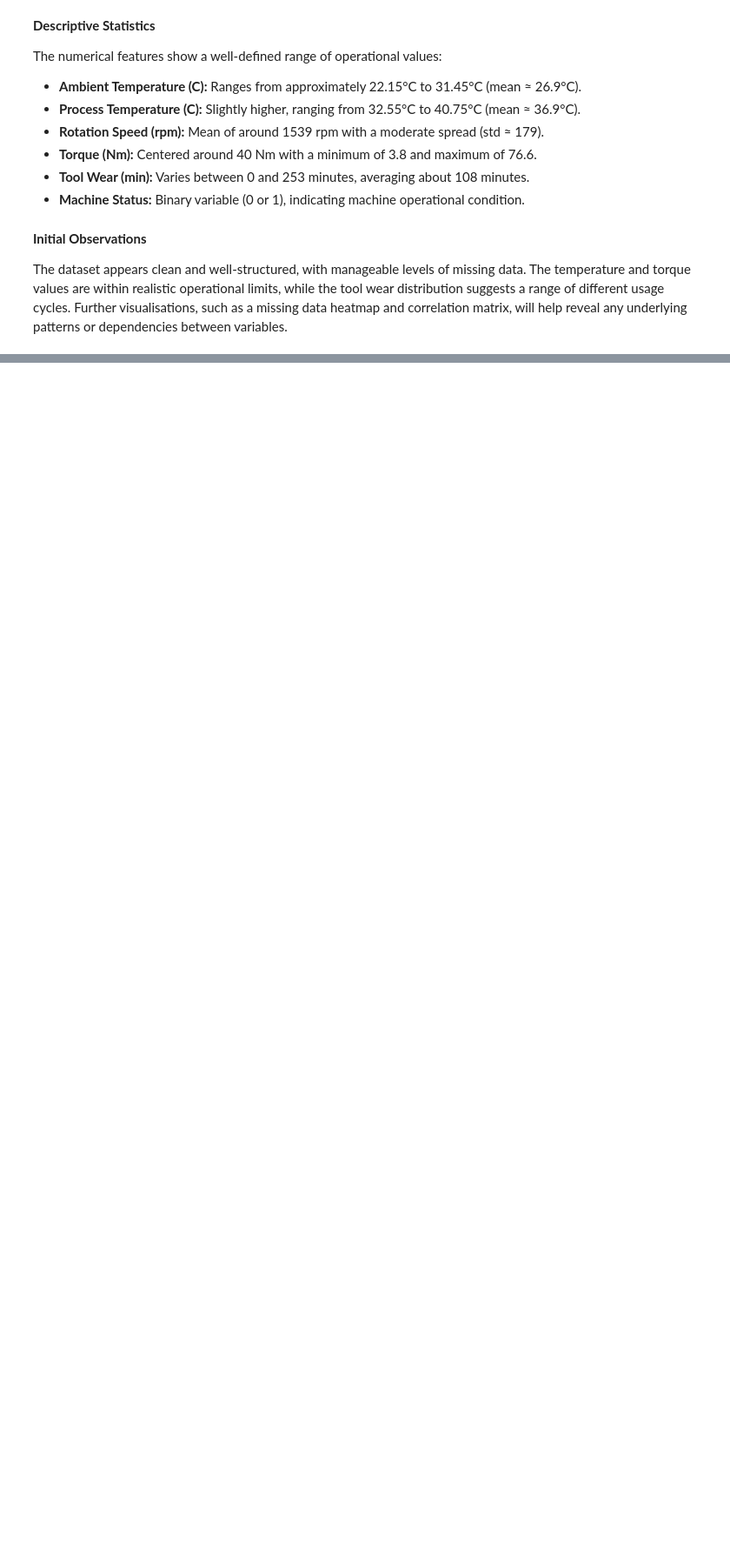
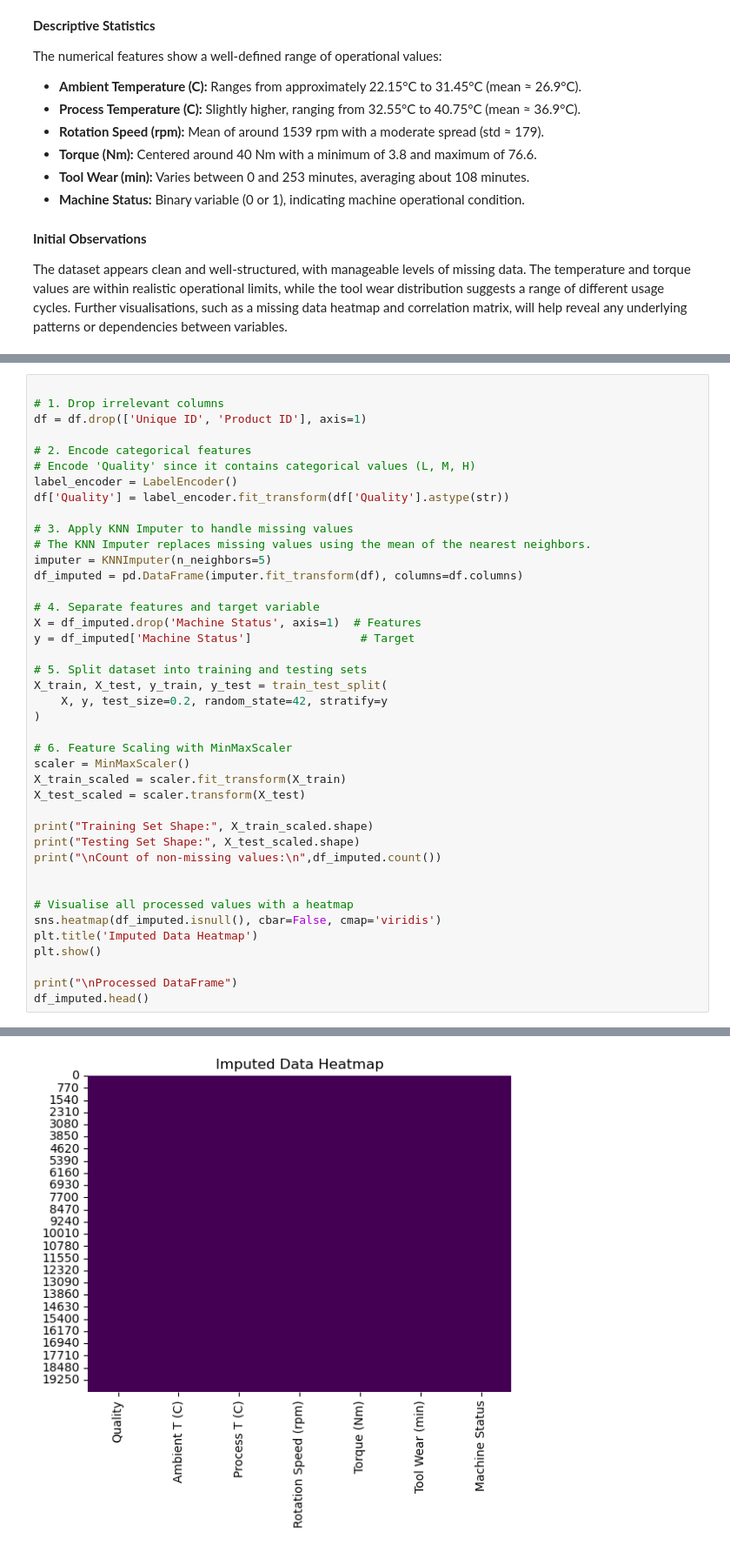
Before and after one commit to Inferno1172/AIML-classification-regression, a Jupyter notebook: p2508625_CA1_PartA_Moiz.ipynb, the cells around one changed output, grey strips where cells are left out. Shown at 87% size. Saved outputs shown, nothing was run; the diff lists cells and outputs as text; blank space fills up the shorter version.

```diff
--- a/p2508625_CA1_PartA_Moiz.ipynb
+++ b/p2508625_CA1_PartA_Moiz.ipynb
@@ -210,0 +249,42 @@ Overall, these analyses provided a clear overview of data quality and inter-vari
+# %%
+
+# 1. Drop irrelevant columns
+df = df.drop(['Unique ID', 'Product ID'], axis=1)
+
+# 2. Encode categorical features
+# Encode 'Quality' since it contains categorical values (L, M, H)
+label_encoder = LabelEncoder()
+df['Quality'] = label_encoder.fit_transform(df['Quality'].astype(str))
+
+# 3. Apply KNN Imputer to handle missing values
+# The KNN Imputer replaces missing values using the mean of the nearest neighbors.
+imputer = KNNImputer(n_neighbors=5)
+df_imputed = pd.DataFrame(imputer.fit_transform(df), columns=df.columns)
+
+# 4. Separate features and target variable
+X = df_imputed.drop('Machine Status', axis=1)  # Features
+y = df_imputed['Machine Status']                # Target
+
+# 5. Split dataset into training and testing sets
+X_train, X_test, y_train, y_test = train_test_split(
+    X, y, test_size=0.2, random_state=42, stratify=y
+)
+
+# 6. Feature Scaling with MinMaxScaler
+scaler = MinMaxScaler()
+X_train_scaled = scaler.fit_transform(X_train)
+X_test_scaled = scaler.transform(X_test)
+
+print("Training Set Shape:", X_train_scaled.shape)
+print("Testing Set Shape:", X_test_scaled.shape)
+print("\nCount of non-missing values:\n",df_imputed.count())
+
+
+# Visualise all processed values with a heatmap
+sns.heatmap(df_imputed.isnull(), cbar=False, cmap='viridis')
+plt.title('Imputed Data Heatmap')
+plt.show()
+
+print("\nProcessed DataFrame")
+df_imputed.head()
+# %% [output]
@@ -210,0 +303 @@ Overall, these analyses provided a clear overview of data quality and inter-vari
+[figure, added]
```
Also changed, not shown: parts of 19 cells of this notebook, 1 other file.
